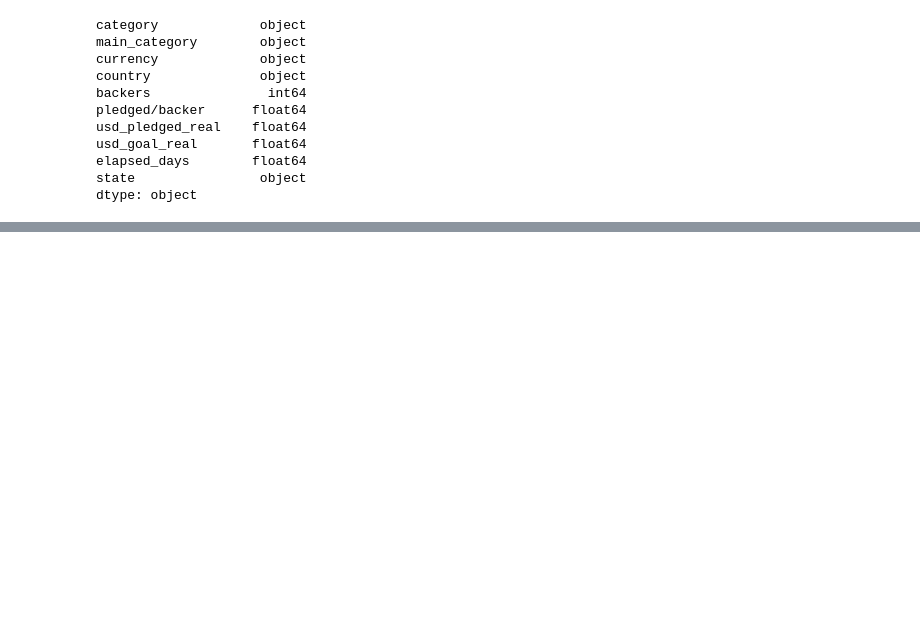
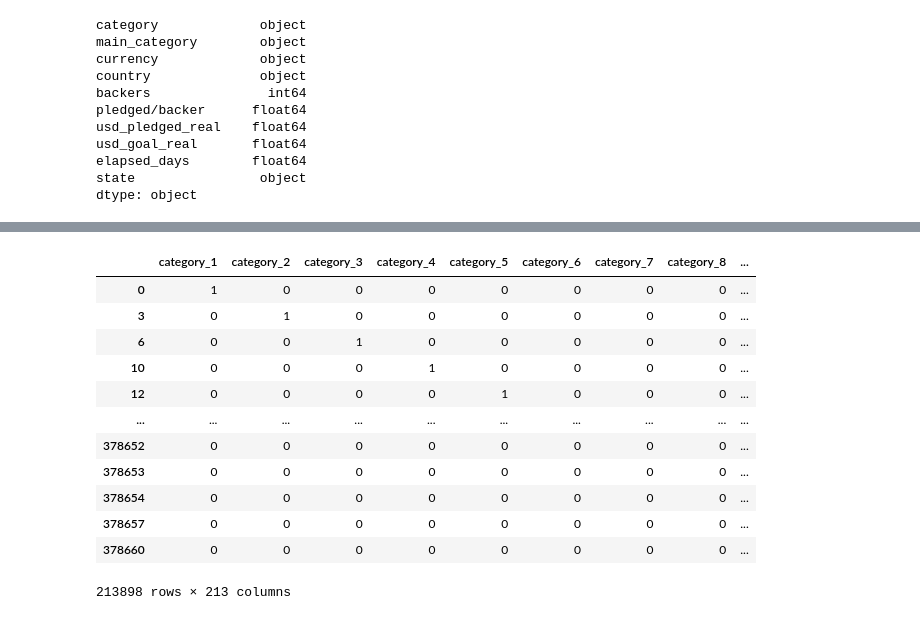
Before and after one commit to jaesmoris/Kickstarter_projects_kaggle, a Jupyter notebook: Kickstarter_projects.ipynb, the cells around one changed output, grey strips where cells are left out. Saved outputs shown, nothing was run; the diff lists cells and outputs as text; code cells hidden in the pictures; blank space fills up the shorter version.

```diff
--- a/Kickstarter_projects.ipynb
+++ b/Kickstarter_projects.ipynb
@@ -224,8 +226,22 @@ sns.heatmap(df.corr(), ax = ax, annot = True)
 # %%
-ce_OHE = ce.OneHotEncoder(cols=['currency','category'])
+ce_OHE = ce.OneHotEncoder(cols=df.columns[0:4])
 
-data1 = ce_OHE.fit_transform(df)
-#data1
+dff = ce_OHE.fit_transform(df)
+dff
+# %% [output]
+|  | category_1 | category_2 | category_3 | category_4 | category_5 | category_6 | category_7 | category_8 | ... |
+| 0 | 1 | 0 | 0 | 0 | 0 | 0 | 0 | 0 | ... |
+| 3 | 0 | 1 | 0 | 0 | 0 | 0 | 0 | 0 | ... |
+| 6 | 0 | 0 | 1 | 0 | 0 | 0 | 0 | 0 | ... |
+| 10 | 0 | 0 | 0 | 1 | 0 | 0 | 0 | 0 | ... |
+| 12 | 0 | 0 | 0 | 0 | 1 | 0 | 0 | 0 | ... |
+| ... | ... | ... | ... | ... | ... | ... | ... | ... | ... |
+| 378652 | 0 | 0 | 0 | 0 | 0 | 0 | 0 | 0 | ... |
+| 378653 | 0 | 0 | 0 | 0 | 0 | 0 | 0 | 0 | ... |
+| 378654 | 0 | 0 | 0 | 0 | 0 | 0 | 0 | 0 | ... |
+| 378657 | 0 | 0 | 0 | 0 | 0 | 0 | 0 | 0 | ... |
+| 378660 | 0 | 0 | 0 | 0 | 0 | 0 | 0 | 0 | ... |
+213898 rows × 213 columns
 # %%
 ce_be = ce.BinaryEncoder(cols=df.columns[0:4]);
 
```
Also changed, not shown: parts of 25 cells of this notebook, 13 other files.
